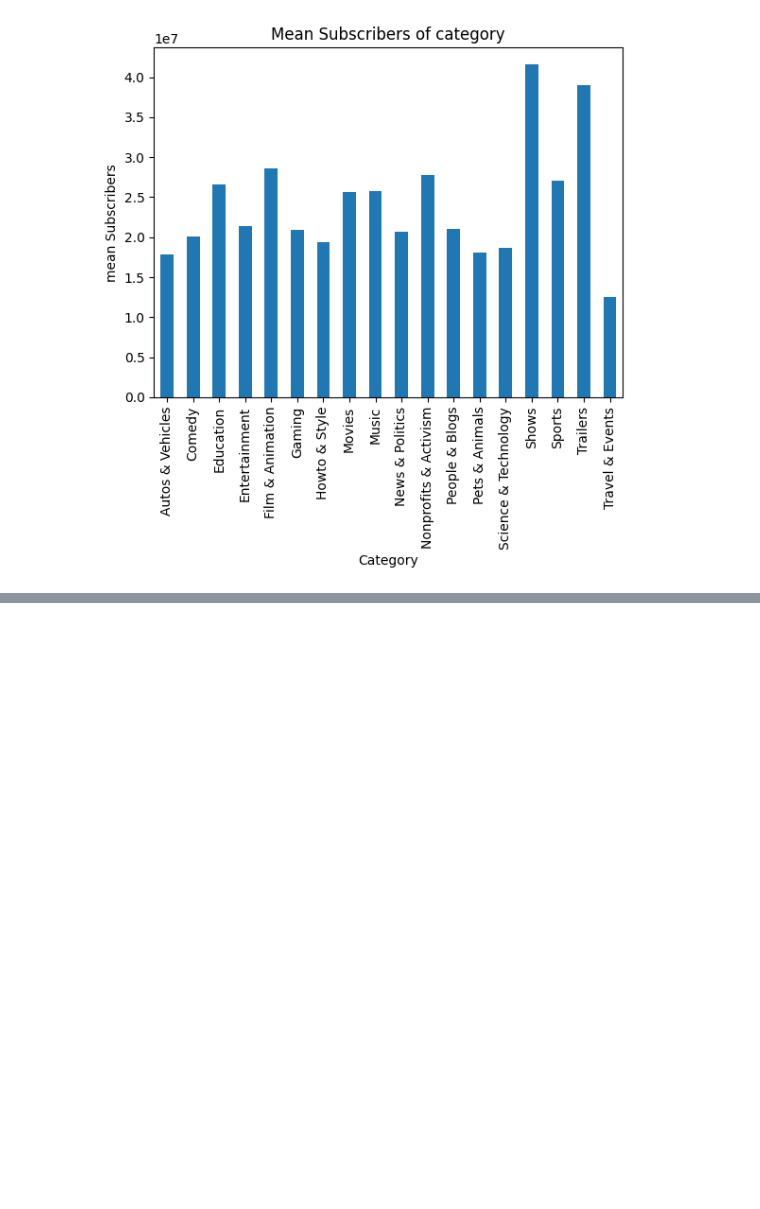
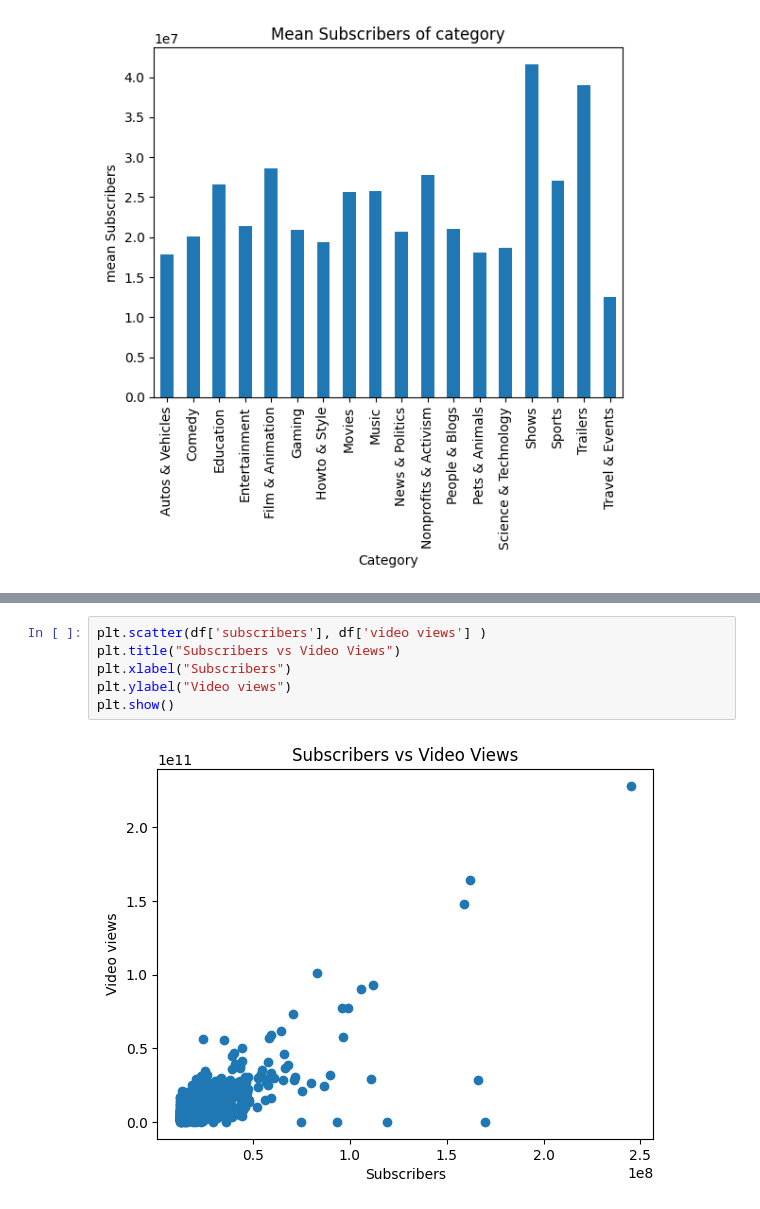
Before and after one commit to GitTanish/DataAnalysis, a Jupyter notebook: eda5.ipynb, the cells around one changed output, grey strips where cells are left out. Saved outputs shown, nothing was run; the diff lists cells and outputs as text; blank space fills up the shorter version.

```diff
--- a/eda5.ipynb
+++ b/eda5.ipynb
@@ -165,0 +173,8 @@ plt.show()
+# %%
+plt.scatter(df['subscribers'], df['video views'] )
+plt.title("Subscribers vs Video Views")
+plt.xlabel("Subscribers")
+plt.ylabel("Video views")
+plt.show()
+# %% [output]
+[figure, added]
```
Also changed, not shown: parts of 19 cells of this notebook.
